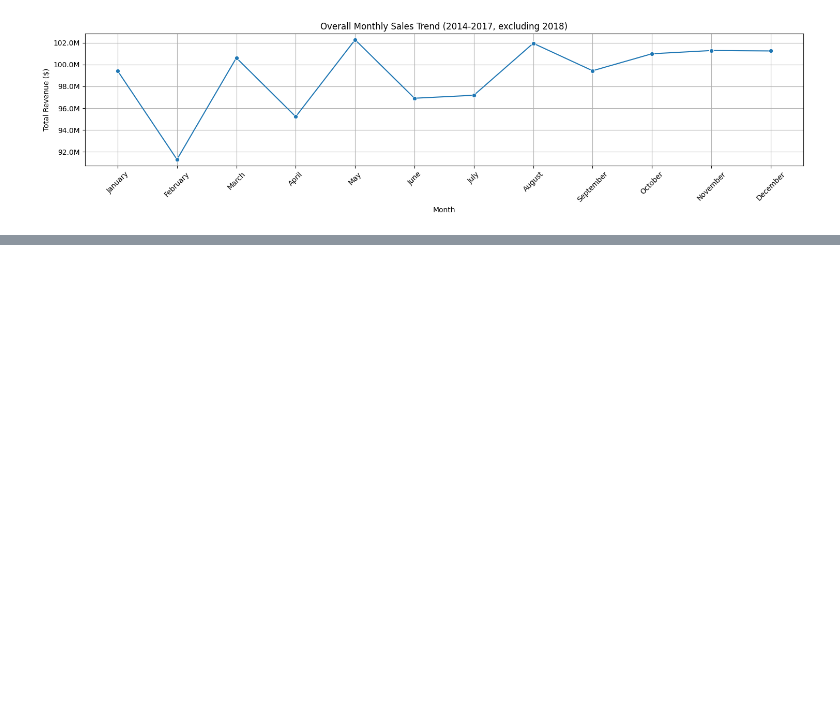
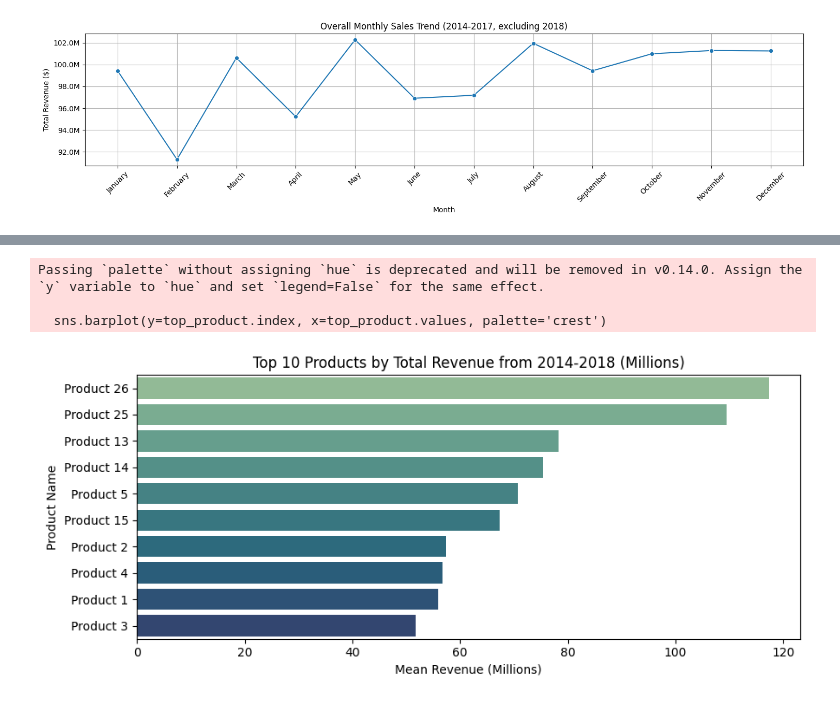
Before and after one commit to chinguyen19/Sales-Analysis, a Jupyter notebook: Sales_analysis(Regional).ipynb, the cells around one changed output, grey strips where cells are left out. Drawn from its saved outputs; the diff is of its cells as text; code cells hidden in the pictures; blank space fills up the shorter version.

```diff
--- a/Sales_analysis(Regional).ipynb
+++ b/Sales_analysis(Regional).ipynb
@@ -387,0 +391,17 @@ See the caveats in the documentation: https://pandas.pydata.org/pandas-docs/stab
+# %%
+# Calculate total revenue for each product over the course of 2014-2018, and convert values to Millions
+top_product = df.groupby('product_name')['revenue'].sum().nlargest(10).sort_values(ascending=False)
+top_product = top_product.apply(lambda x: x/1e6)
+
+plt.figure(figsize=(9,4))
+sns.barplot(y=top_product.index, x=top_product.values, palette='crest')
+plt.title('Top 10 Products by Total Revenue from 2014-2018 (Millions)')
+plt.xlabel('Mean Revenue (Millions)')
+plt.ylabel('Product Name')
+plt.tight_layout()
+plt.show()
+# %% [output]
+Passing `palette` without assigning `hue` is deprecated and will be removed in v0.14.0. Assign the `y` variable to `hue` and set `legend=False` for the same effect.
+
+  sns.barplot(y=top_product.index, x=top_product.values, palette='crest')
+[figure, added]
```
Also changed, not shown: parts of 10 cells of this notebook.
